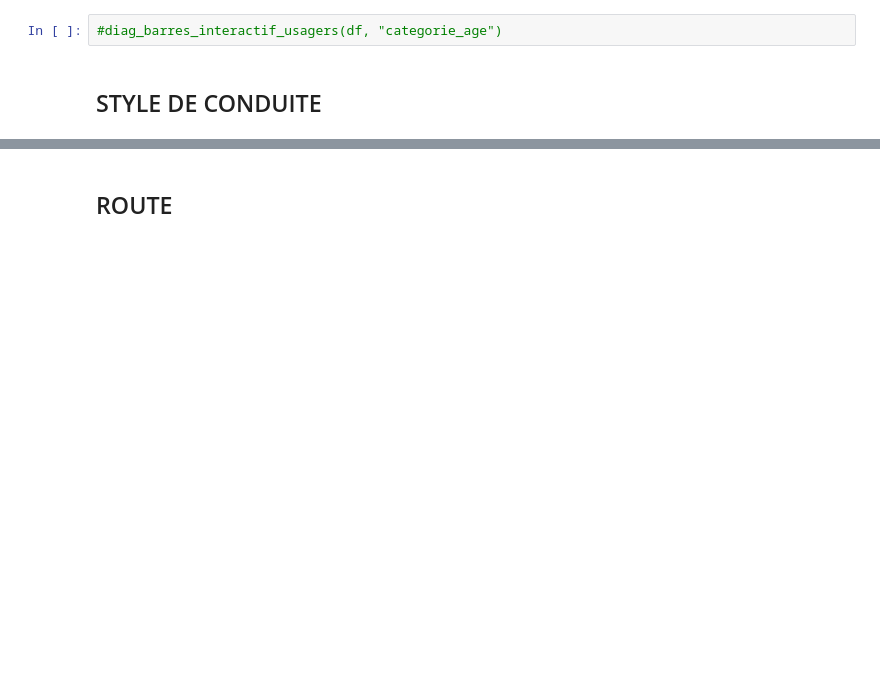
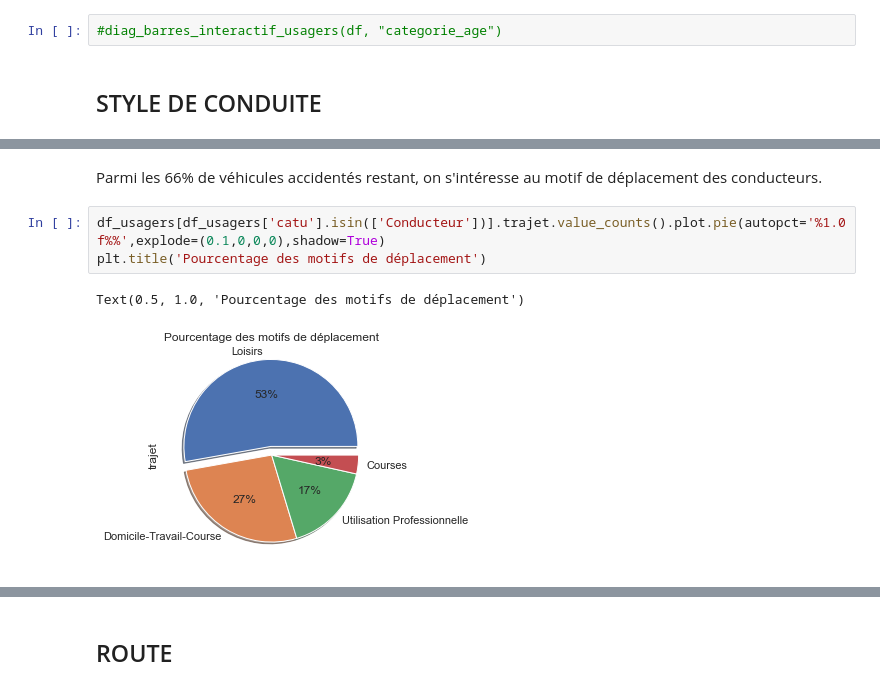
Before and after one commit to Clotilde-23/Accidents-corporels, a Jupyter notebook: Statistiques_descriptives.ipynb, the cells around one changed output, grey strips where cells are left out. Drawn from its saved outputs; the diff is of its cells as text; blank space fills up the shorter version.

```diff
--- a/Statistiques_descriptives.ipynb
+++ b/Statistiques_descriptives.ipynb
@@ -135,0 +150,8 @@ Il y a une surreprésentation des blessés (légers et hospitalisés) et des tu
+# %% [markdown]
+Parmi les 66% de véhicules accidentés restant, on s'intéresse au motif de déplacement des conducteurs.
+# %%
+df_usagers[df_usagers['catu'].isin(['Conducteur'])].trajet.value_counts().plot.pie(autopct='%1.0f%%',explode=(0.1,0,0,0),shadow=True)
+plt.title('Pourcentage des motifs de déplacement')
+# %% [output]
+Text(0.5, 1.0, 'Pourcentage des motifs de déplacement')
+[figure, added]
```
Also changed, not shown: parts of 12 cells of this notebook.
